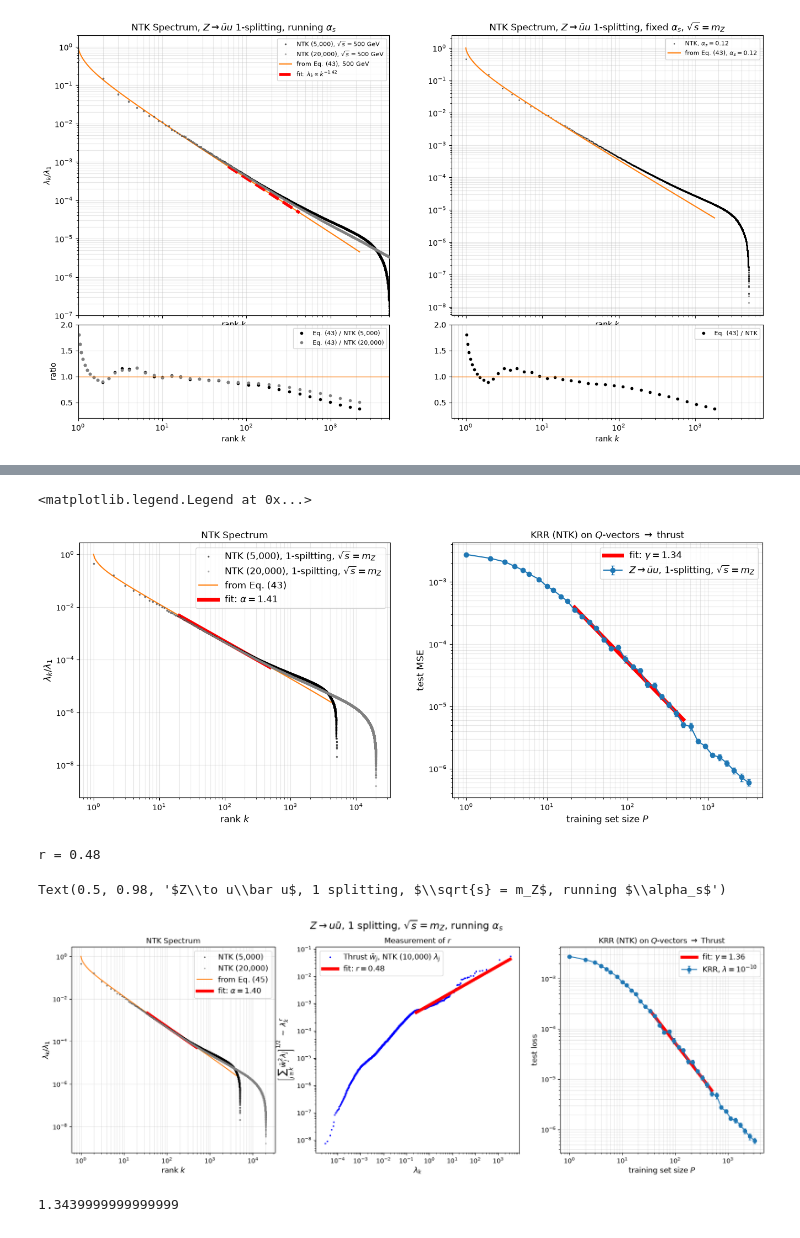
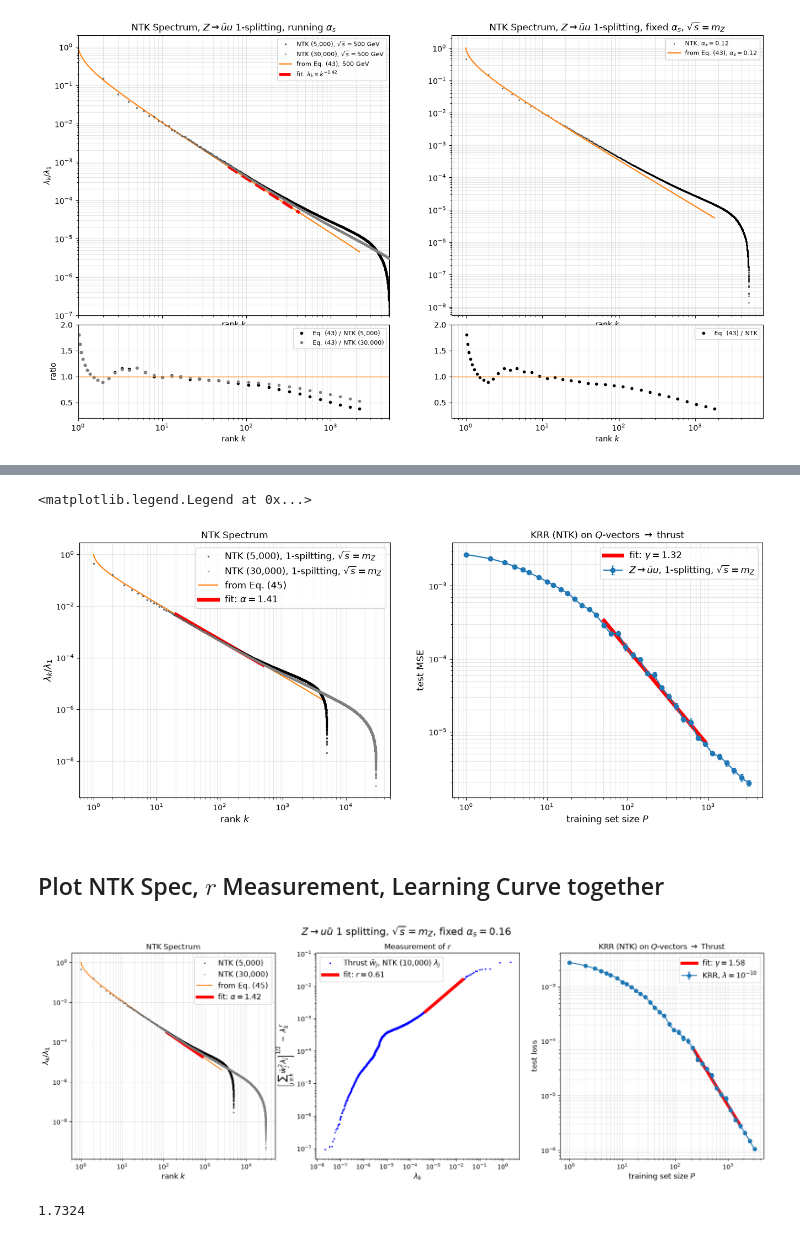
Before and after one commit to Shutko/Jet-Scaling-Laws, a Jupyter notebook: StevensCode/plot_together.ipynb, the cells around one changed output, grey strips where cells are left out. Cells and saved outputs as stored; diff of their text form; code cells hidden in the pictures.

```diff
--- a/StevensCode/plot_together.ipynb
+++ b/StevensCode/plot_together.ipynb
@@ -30,17 +30,21 @@ labels = {'Z': r'$Z\to u\bar u$',
 # %% [markdown]
 ## Import Spectra
 # %%
-keys = ['Z1', 'Z1_500GeV', 'Z1_1TeV', 'Z1_fix08', 'Z1_fix12', 'Z1_fix16']
+keys = ['Z1', 'Z1_500GeV', 'Z1_1TeV', 'Z1_fix08', 'Z1_fix12', 'Z1_fix16', 'Z1_fix05', 'Z1_fix50']
 depth, nq, M = 4, 2048, 20000
 nw, nz = 500, 500
 
 ### NTK spectra: λ_k for k = 1..M (dense eigvalsh)
 NTK_5 = {k: np.load(f) for k in keys if os.path.exists(f := f'spectra/NTK_d{depth}_Q_nq{nq}_M{5000}_{k}.npy')}
 NTK_20 = {k: np.load(f) for k in keys if os.path.exists(f := f'spectra/NTK_d{depth}_Q_nq{nq}_M{20000}_{k}.npy')}
+NTK_30 = {k: np.load(f) for k in keys if os.path.exists(f := f'spectra/NTK_d{depth}_Q_nq{nq}_M{30000}_{k}.npy')}
 
-### reconstructed spectra: rows (k, λ) from the dimension curves
+
+### Reconstructed spectra: rows (k, λ) from the dimension curves
+# Analytic
 # REC_AN = {k: np.load(f) for k in keys if os.path.exists(f := f'spectra/Reconstructed_Analytic_{k}.npy')}
 REC_AN = {k: np.load(f) for k in keys if os.path.exists(f := f'spectra/Reconstructed_Analytic_nw{nw}_nz{nz}_{k}.npy')}
+# Pythia
 REC_PY = {k: np.load(f) for k in keys if os.path.exists(f := f'spectra/Reconstructed_Pythia_M{M}_{k}.npy')}
 
 print('NTK_5:', {k: v.shape for k, v in NTK_5.items()})
@@ -52,0 +59,3 @@ pythia: {'Z1': (2, 50), 'Z1_500GeV': (2, 50), 'Z1_1TeV': (2, 50), 'Z1_fix08': (2
+# %%
+M_tp, nseeds = 10_000, 20
+TARGET = {key: np.load(f) for key in keys if os.path.exists(f := f'spectra/TARGETPOWER_NTK_d{depth}_Q_nq2048_M{M_tp}_nseeds{nseeds}_{key}.npy')}
@@ -157,9 +168,9 @@ fig, (ax1, ax2) = plt.subplots(1, 2, figsize=(16, 6))
 ## LEFT: NTK \alpha
 k, lam = REC_AN[key];
 ax1.loglog(kk(NTK_5[key]), scale*NTK_5[key]/NTK_5[key][0], '.', color='k', markersize=3, alpha=0.5, label=r'NTK (5,000), 1-spiltting, $\sqrt{s} = m_Z$', zorder=10)
-ax1.loglog(kk(NTK_20[key]), scale*NTK_20[key]/NTK_20[key][0], '.', color='gray', markersize=3, alpha=0.5, label=r'NTK (20,000), 1-spiltting, $\sqrt{s} = m_Z$', zorder=10)
+ax1.loglog(kk(NTK_30[key]), scale*NTK_30[key]/NTK_20[key][0], '.', color='gray', markersize=3, alpha=0.5, label=r'NTK (30,000), 1-spiltting, $\sqrt{s} = m_Z$', zorder=10)
 
-ax1.loglog(k, lam*norm(key, k), '-', color='C1', label=r'from Eq. (43)')
+ax1.loglog(k, lam*norm(key, k), '-', color='C1', label=r'from Eq. (45)')
 ###### Fit ######
 lo, hi = 2e1, 5e2
 m = (k >= lo) & (k <= hi)
@@ -176,7 +187,7 @@ ax1.legend(fontsize=12); ax1.grid(True, which='both', alpha=0.3)
 ## RIGHT: Learning Curve
 ax2.errorbar(Ps, L, S/np.sqrt(reps), fmt='o-', color='C0', capsize=2, label=r'$Z\rightarrow \bar{u}u$, 1-splitting, $\sqrt{s} = m_Z$')
 ###### Fit ######
-lo, hi = 2e1, 5e2
+lo, hi = 5e1, 1e3
 mask = (Ps > lo) & (Ps < hi)
 fit = np.polyfit(np.log(Ps[mask]), np.log(L[mask]), 1)
 gamma = -fit[0]
@@ -189,4 +200,4 @@ ax2.set_xscale('log'); ax1.set_yscale('log');
 ax2.grid(True, which='both', alpha=0.3); ax2.legend(fontsize=12)
 # %% [output]
 <matplotlib.legend.Legend at 0x...>
-[figure, old version]
+[figure, new version]
@@ -196,5 +204,7 @@ lam, v2 = np.load(f'spectra/TARGETPOWER_NTK_d{depth}_Q_nq2048_M10000_nseeds10_{k
+# %% [markdown]
+## Plot NTK Spec, $r$ Measurement, Learning Curve together
 # %%
-key = 'Z1'
+key = 'Z1_fix16'
 λ, w = 1e-10, 2
 Ps, L, S, reps = KRR[key]['Ps'], KRR[key]['loss'], KRR[key]['std'], KRR[key]['reps']
 P, local_gamma = local_slope(L, k=Ps, kmax=np.inf, w=w)
@@ -202,14 +212,14 @@ P, local_gamma = local_slope(L, k=Ps, kmax=np.inf, w=w)
 fig, (ax1, ax2, ax3) = plt.subplots(1, 3, figsize=(20, 6))
 
 
-## LEFT: NTK \alpha ####################################################################
+## LEFT: NTK \alpha ########################################################################################################
 k, lam_analytic = REC_AN[key];
 ax1.loglog(kk(NTK_5[key]), scale*NTK_5[key]/NTK_5[key][0], '.', color='k', markersize=3, alpha=0.5, label=r'NTK (5,000)', zorder=10)
-ax1.loglog(kk(NTK_20[key]), scale*NTK_20[key]/NTK_20[key][0], '.', color='gray', markersize=3, alpha=0.5, label=r'NTK (20,000)', zorder=10)
+ax1.loglog(kk(NTK_30[key]), scale*NTK_30[key]/NTK_30[key][0], '.', color='gray', markersize=3, alpha=0.5, label=r'NTK (30,000)', zorder=10)
 
 ax1.loglog(k, lam_analytic*norm(key, k), '-', color='C1', label=r'from Eq. (45)')
 ###### Fit ######
-lo, hi = 3e1, 5e2
+lo, hi = 100, 1000
 m = (k >= lo) & (k <= hi)
 fit = np.polyfit(np.log(k[m]), np.log(lam_analytic[m]), 1);  alpha = -fit[0]
 ax1.loglog(k[m], np.exp(np.polyval(fit, np.log(k[m])))*norm(key, k), color='r', lw=5, label=rf'fit: $\alpha = {alpha:.2f}$')
@@ -221,44 +231,42 @@ ax1.set_ylabel(r'$\lambda_k/\lambda_1$', fontsize=12)
 ax1.legend(fontsize=12); ax1.grid(True, which='both', alpha=0.3)
 
 
-## MIDDLE: measured r ####################################################################
+## MIDDLE: measured r ########################################################################################################
+lo, hi = 20, 300
+lam, v2 = TARGET[key]
 k = np.arange(1, len(lam) + 1);
 tail = np.cumsum(v2[::-1])[::-1];  ## reverse it to sum j > k, then reverse it back ...
-# mask = (k >= 1) & (k <= len(k)//10)
-mask = (k >= 1) & (k <= 500)
+mask = (k >= lo) & (k <= hi)
 fit = np.polyfit(np.log(lam[mask]), np.log(np.sqrt(tail[mask])), 1);
-print(f'r = {fit[0]:.2f}')
 
 ax2.loglog(lam, np.sqrt(tail), '.', ms=3, color='b', label=rf'Thrust $\bar w_j$, NTK (10,000) $\lambda_j$')
 ax2.loglog(lam[mask], np.exp(np.polyval(fit, np.log(lam[mask]))), 'r-', lw=5, label=rf'fit: $r = {fit[0]:.2f}$')
 ax2.set_title(r'Measurement of $r$')
 ax2.set_xlabel(r'$\lambda_k$', fontsize=12);
 ax2.set_ylabel(r'$\left[\sum_{j\geq k} \bar w_j^2\lambda_j\right]^{1/2} \;\sim\; \lambda_k^{\,r}$', fontsize=12);
 ax2.legend(fontsize=12)
 
-## RIGHT: Learning Curve #########################################################
+## RIGHT: Learning Curve ######################################################################################################
 ax3.errorbar(Ps, L, S/np.sqrt(reps), fmt='o-', color='C0', capsize=2, label=r'KRR, $\lambda = 10^{-10}$')
 ###### Fit ######
-lo, hi = 3e1, 5e2
+lo, hi = 200, 2000
 mask = (Ps > lo) & (Ps < hi)
 fit = np.polyfit(np.log(Ps[mask]), np.log(L[mask]), 1)
 gamma = -fit[0]
 ax3.loglog(Ps[mask], np.exp(np.polyval(fit, np.log(Ps[mask]))), 'r-', lw=5, label=rf'fit: $\gamma = {gamma:.2f}$')
 #################
 ax3.set_title(rf'KRR (NTK) on $Q$-vectors $\to$ Thrust');
 ax3.set_xlabel('training set size $P$', fontsize=12);
 ax3.set_ylabel('test loss', fontsize=12)
 ax3.set_xscale('log'); ax3.set_yscale('log');
 ax3.grid(True, which='both', alpha=0.3);
 ax3.legend(fontsize=12)
 
 # plt.tight_layout()
-fig.suptitle(rf'{labels[key]}', fontsize=16)
+fig.suptitle(rf'{labels[key]}', fontsize=16);
 # %% [output]
-r = 0.48
-Text(0.5, 0.98, '$Z\\to u\\bar u$, 1 splitting, $\\sqrt{s} = m_Z$, running $\\alpha_s$')
-[figure, old version]
+[figure, new version]
 # %%
-2*1.40*0.48
+2*1.42*0.61
 # %% [output]
-1.3439999999999999
+1.7324
```
Also changed, not shown: parts of 9 cells of this notebook, 33 other files.
